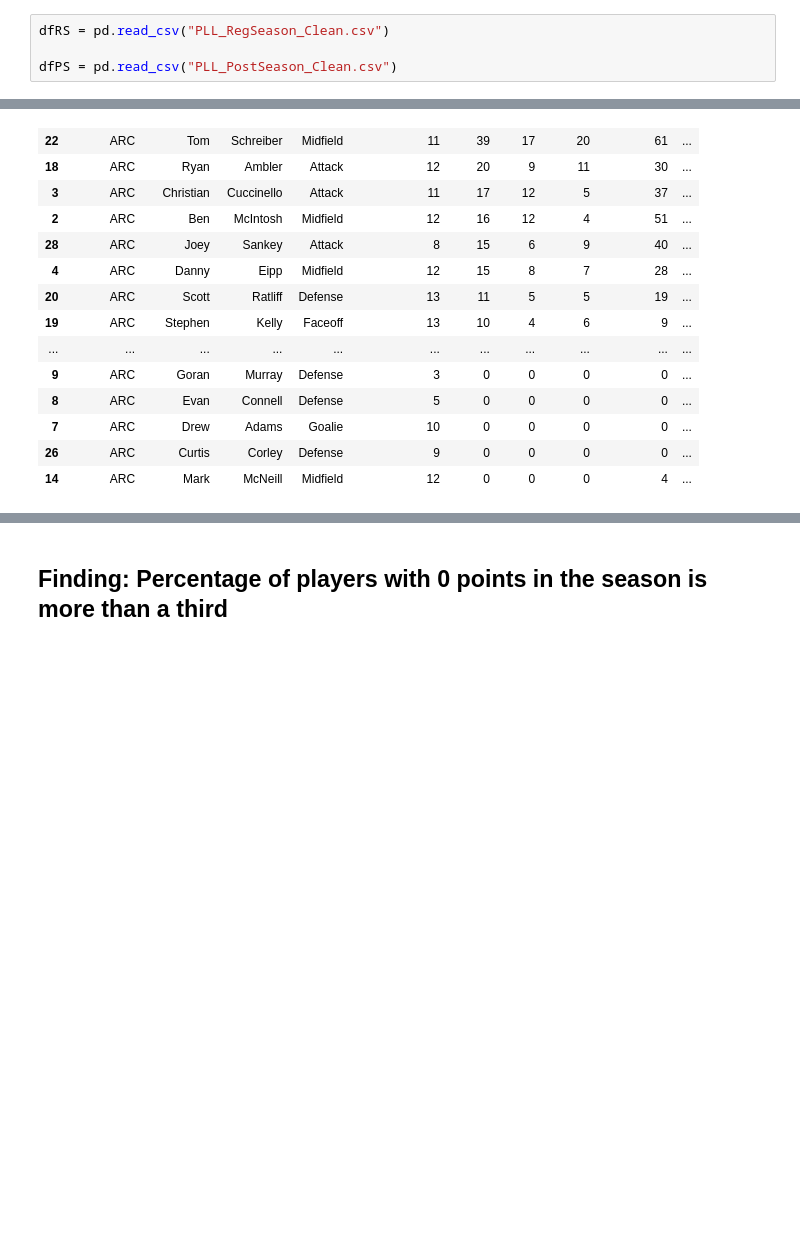
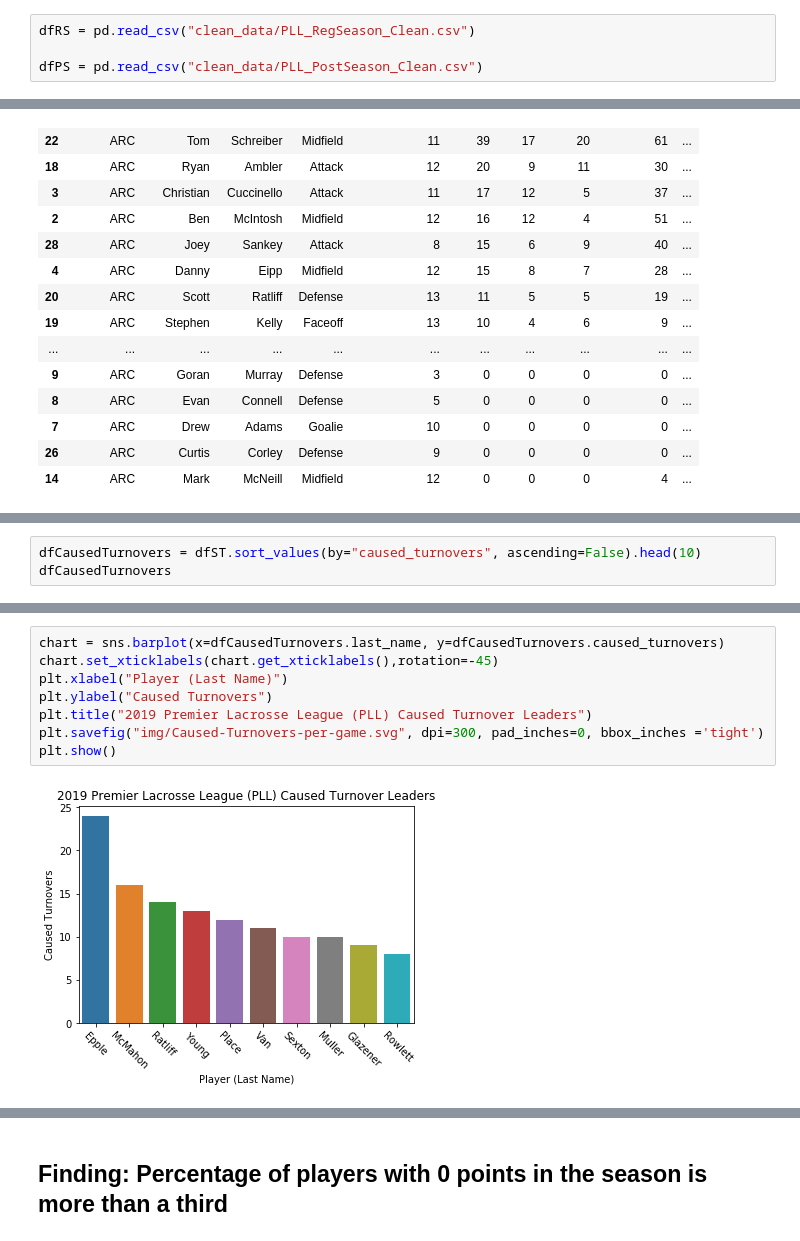
Before and after one commit to bencolville/PLL-Season1-Analysis, a Jupyter notebook: Player_Analysis.ipynb, the cells around one changed output, grey strips where cells are left out. Cells and saved outputs as stored; diff of their text form; blank space fills up the shorter version.

```diff
--- a/Player_Analysis.ipynb
+++ b/Player_Analysis.ipynb
@@ -4,9 +4,9 @@ import numpy as np
 import seaborn as sns
 import matplotlib.pyplot as plt
 # %%
-dfRS = pd.read_csv("PLL_RegSeason_Clean.csv")
+dfRS = pd.read_csv("clean_data/PLL_RegSeason_Clean.csv")
 
-dfPS = pd.read_csv("PLL_PostSeason_Clean.csv")
+dfPS = pd.read_csv("clean_data/PLL_PostSeason_Clean.csv")
 # %%
 dfPS[dfPS.full_name == "Austin Henningsen"]
 # %% [output]
@@ -124,0 +117,3 @@ dfST.sort_values(by="goals_per_game", ascending=False).head(10)
+# %%
+dfCausedTurnovers = dfST.sort_values(by="caused_turnovers", ascending=False).head(10)
+dfCausedTurnovers
@@ -124,0 +132,10 @@ dfST.sort_values(by="goals_per_game", ascending=False).head(10)
+# %%
+chart = sns.barplot(x=dfCausedTurnovers.last_name, y=dfCausedTurnovers.caused_turnovers)
+chart.set_xticklabels(chart.get_xticklabels(),rotation=-45)
+plt.xlabel("Player (Last Name)")
+plt.ylabel("Caused Turnovers")
+plt.title("2019 Premier Lacrosse League (PLL) Caused Turnover Leaders")
+plt.savefig("img/Caused-Turnovers-per-game.svg", dpi=300, pad_inches=0, bbox_inches ='tight')
+plt.show()
+# %% [output]
+[figure, added]
```
Also changed, not shown: parts of 6 cells of this notebook, 2 other files.
